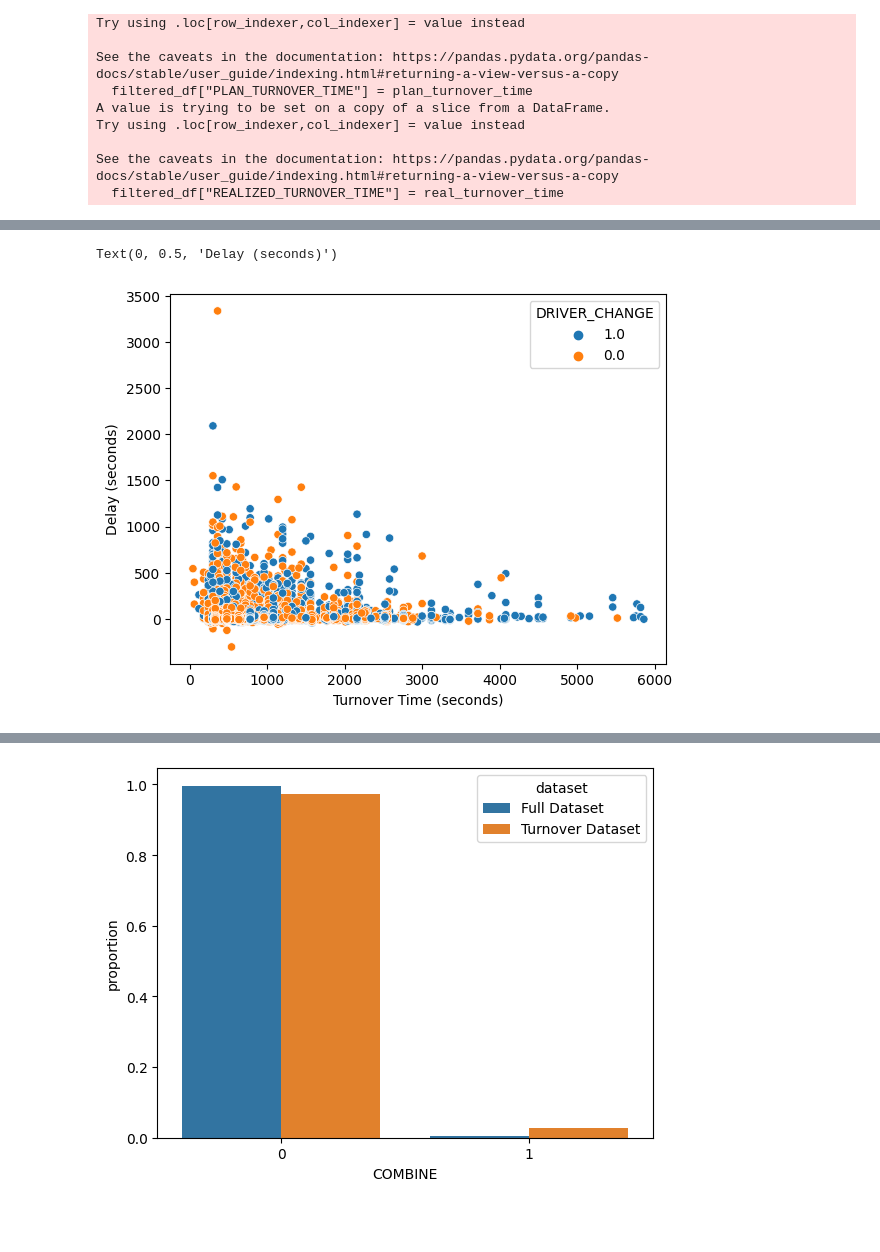
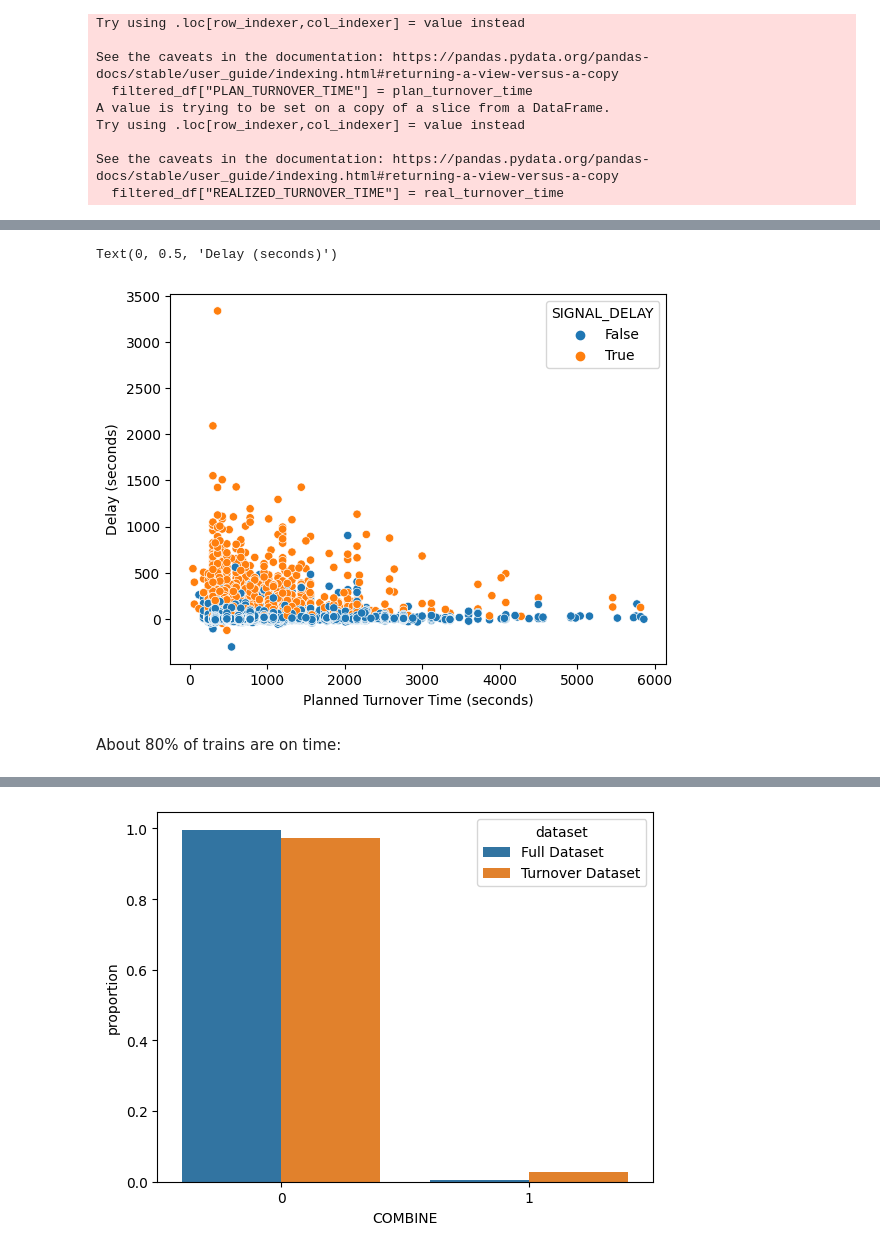
Before and after one commit to timrentenaar/NS_TURNOVER_TIMES, a Jupyter notebook: notebooks/Data_Exploration.ipynb, the cells around one changed output, grey strips where cells are left out. Saved outputs shown, nothing was run; the diff lists cells and outputs as text; code cells hidden in the pictures; blank space fills up the shorter version.

Commit message:
New visualisations + Removed LR models

```diff
--- a/notebooks/Data_Exploration.ipynb
+++ b/notebooks/Data_Exploration.ipynb
@@ -81,0 +78,4 @@ turnover_df = turnover_df[(turnover_df["DELAY"] >= -600) & (turnover_df["DELAY"]
+# %%
+turnover_df = prep.calc_needed_turnover(turnover_df)
+# %%
+turnover_df = prep.remove_unnecessary_rows(turnover_df)
@@ -81,0 +100,2 @@ turnover_df = turnover_df[(turnover_df["DELAY"] >= -600) & (turnover_df["DELAY"]
+# %%
+non_filtered_df = turnover_df.copy()
@@ -81,0 +181,24 @@ turnover_df = turnover_df[(turnover_df["DELAY"] >= -600) & (turnover_df["DELAY"]
+# %%
+temp_df = non_filtered_df.copy()
+temp_df['SIGNAL_DELAY'] = np.where((temp_df["PLAN_SIGNAL_SAFE_DELAY"] <= 0), False, True)
+
+fig = sns.scatterplot(temp_df, x="PLAN_TURNOVER_TIME", y="REALIZED_TURNOVER_TIME", hue = "SIGNAL_DELAY")
+
+# Get current axes, will use it to set limits and draw line
+ax = plt.gca()
+
+# Get limits for x and y axis
+xlim = ax.get_xlim()
+ylim = ax.get_ylim()
+
+# Set the limits of x and y axis to be the same to maintain aspect ratio
+lim = (min(xlim[0], ylim[0]), max(xlim[1], ylim[1]))
+ax.set_xlim(lim)
+ax.set_ylim(lim)
+
+# Draw a diagonal line from (min, min) to (max, max)
+plt.plot(lim, lim, 'r--')
+
+# Save the figure
+plt.savefig('turnover_plot.png')
+plt.show()
@@ -82,8 +207,10 @@ turnover_df = turnover_df[(turnover_df["DELAY"] >= -600) & (turnover_df["DELAY"]
 # %%
-fig = sns.scatterplot(turnover_df, x="PLAN_TURNOVER_TIME", y="DELAY", hue = "DRIVER_CHANGE")
+fig = sns.scatterplot(temp_df, x="PLAN_TURNOVER_TIME", y="DELAY", hue = "SIGNAL_DELAY")
 
-fig.get_xaxis().set_label_text('Turnover Time (seconds)')
+fig.get_xaxis().set_label_text('Planned Turnover Time (seconds)')
 fig.get_yaxis().set_label_text('Delay (seconds)')
 # %% [output]
 Text(0, 0.5, 'Delay (seconds)')
-[figure, old version]
+[figure, new version]
+# %% [markdown]
+About 80% of trains are on time:
```
Also changed, not shown: parts of 70 cells of this notebook.
